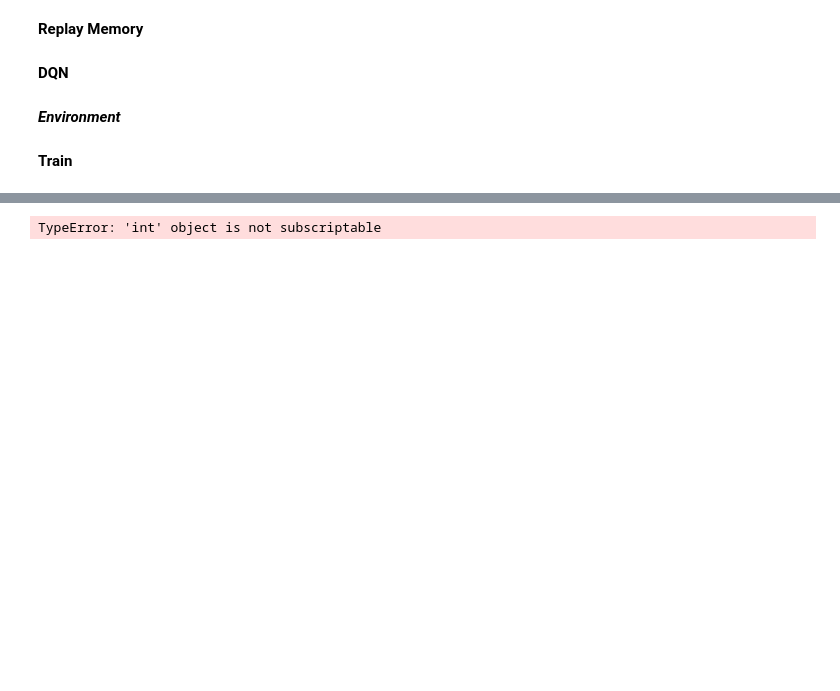
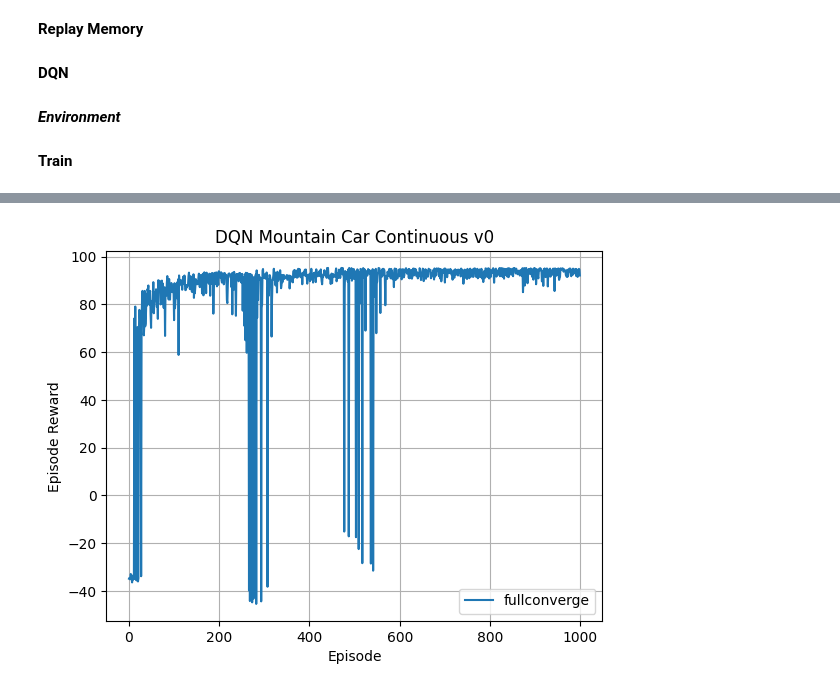
Before and after one commit to hanacatic/RL-Project, a Jupyter notebook: DQNcontinous.ipynb, the cells around one changed output, grey strips where cells are left out. Saved outputs shown, nothing was run; the diff lists cells and outputs as text; code cells hidden in the pictures; blank space fills up the shorter version.

```diff
--- a/DQNcontinous.ipynb
+++ b/DQNcontinous.ipynb
@@ -56,14 +56,14 @@ BATCH_SIZE = 128
 GAMMA = 0.99
 EPS_START = 0.99
 EPS_END = 0.001
-EPS_DECAY = 0.9
+EPS_DECAY = 0.995  #old value 0.9
 REPLAY_MEMORY = 100000
 LR = 0.0005 #1e-4
-GRID_SIZE = 20
-disc_action_space = np.linspace(-1.0, 1.0, GRID_SIZE)
+GRID_SIZE = 10
+disc_action_space = np.linspace(-1.0, 1.0, GRID_SIZE) # discretize action space
 
 state, info = env.reset()
-n_actions = GRID_SIZE  # continuous action space with 20 discrete actions #env.action_space.n for discrete action space
+n_actions = GRID_SIZE  # continuous action space with 10 discrete actions
 n_observations = len(state)
 
 memory = ReplayMemory(REPLAY_MEMORY)
@@ -111,19 +111,27 @@ def plot_durations(show_result=False):
             display.clear_output(wait=True)
         else:
             display.display(plt.gcf())
+
+def converges(rewards):
+    if (np.mean(rewards[-100:]) - np.mean(rewards[-200:-100])) < 1:
+        return True
+    return False
 # %% [markdown]
 **Train**
 # %%
 episode_rewards = []
+last_conv = 0
 successful_sequences = 0
 eps = EPS_START
-for ep in range(1000):
+for ep in range(1000): # number of episodes i think full training is 6000 episodes
     state, info = env.reset() # info in some environments has some additional information
     state = torch.tensor(state, dtype=torch.float32, device=device).unsqueeze(0)
     done = False
     episode_reward = 0
 
+
     while not done:
+
         action =  act(state, eps) # epsilon greedy
 
         next_state, reward, terminated, truncated, _  = env.step([disc_action_space[action.item()]]) # execute action
@@ -136,6 +144,7 @@ for ep in range(1000):
         done = torch.tensor(done).to(device).unsqueeze(0)
 
         memory.push(state, action, next_state, reward, done) # store transition in replay memory
+
 
         state = next_state
 
@@ -168,20 +177,18 @@ for ep in range(1000):
             # updating the target network
             # one approach soft update and second approach delayed update to estimated network parameters
 
-    # Evaluate episode
-    if (t + 1) % args.eval_freq == 0:
-	    evaluations.append(eval_policy(policy, args.env, args.seed))
-		np.save(f"./results/{file_name}", evaluations)
-		if args.save_model: policy.save(f"./models/{file_name}")
 
     if ep % 5 == 0:
         target_network.load_state_dict(estimate_network.state_dict())
 
 
-
-
     eps = max(EPS_END, eps*EPS_DECAY) # decay epsilon
     episode_rewards.append(episode_reward)
+
+    # if ep - last_conv > 200 and converges(episode_rewards):
+    #     eps = EPS_START
+    #     last_conv = ep
+    #     print('Resetting epsilon')
 
 
     if ep % 25 == 0:
@@ -196,0 +214,11 @@ KeyboardInterrupt:
+# %%
+timesteps = np.arange(0, len(episode_rewards))
+plt.plot(timesteps, episode_rewards, label='fullconverge')
+plt.xlabel('Episode')
+plt.ylabel('Episode Reward')
+plt.title('DQN Mountain Car Continuous v0')
+plt.legend()
+plt.grid(True)
+plt.show()
+# %% [output]
+[figure, added]
@@ -207,7 +238,7 @@ scores = []
 while ep_count < 50:
     env.render()
     action = act(state, 0)
-    state, reward, terminated, truncated, _  = env.step(action.item()) # execute action
+    state, reward, terminated, truncated, _  = env.step([disc_action_space[action.item()]]) # execute action
     state = torch.tensor(state).to(device).float().unsqueeze(0)
     current_ep_reward += reward
     done = terminated or truncated
@@ -218,8 +249,6 @@ while ep_count < 50:
         current_ep_reward = 0
         state, _ = env.reset()
         state = torch.tensor(state).to(device).float().unsqueeze(0)
-# %% [output]
-TypeError: 'int' object is not subscriptable
 # %%
 print(scores)
 # %% [output]
```
Also changed, not shown: parts of 3 cells of this notebook, 31 other files.
